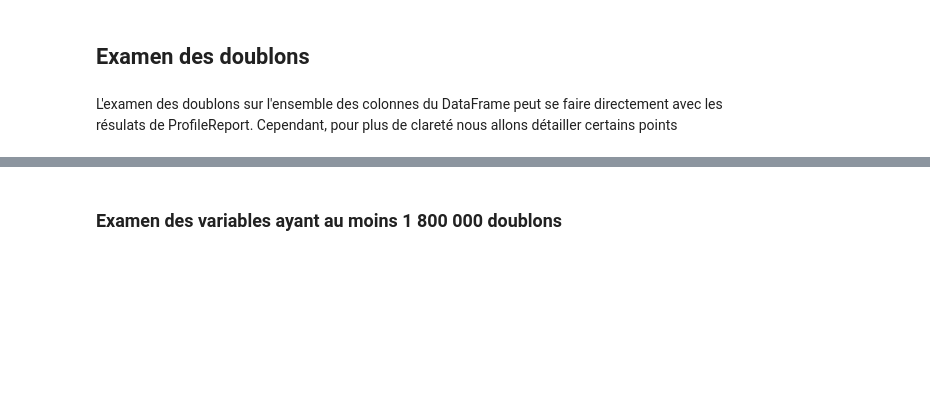
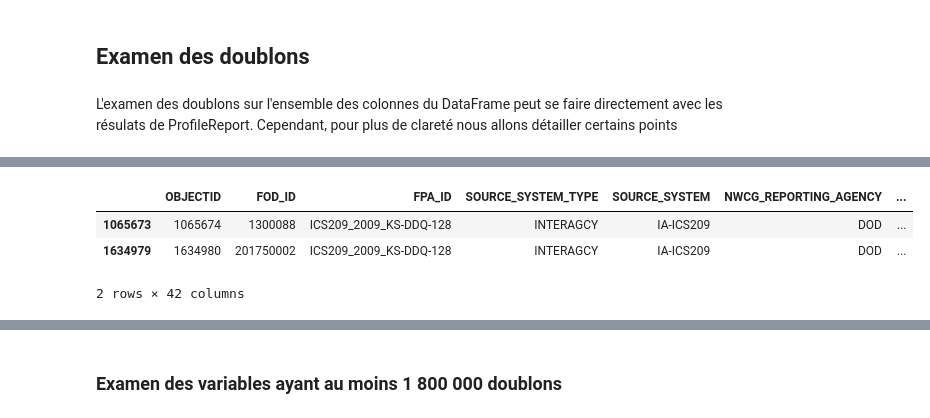
Before and after one commit to paulokmmf/Projet_DA_WILDFIRE, a Jupyter notebook: wildfire_USA.ipynb, the cells around one changed output, grey strips where cells are left out. Drawn from its saved outputs; the diff is of its cells as text; code cells hidden in the pictures; blank space fills up the shorter version.

```diff
--- a/wildfire_USA.ipynb
+++ b/wildfire_USA.ipynb
@@ -280,0 +335,8 @@ FS_1452833[]
+# %%
+ICS209_2009_KS_DDQ_128 = fires[fires['FPA_ID'] == 'ICS209_2009_KS-DDQ-128']
+ICS209_2009_KS_DDQ_128
+# %% [output]
+|  | OBJECTID | FOD_ID | FPA_ID | SOURCE_SYSTEM_TYPE | SOURCE_SYSTEM | NWCG_REPORTING_AGENCY | ... |
+| 1065673 | 1065674 | 1300088 | ICS209_2009_KS-DDQ-128 | INTERAGCY | IA-ICS209 | DOD | ... |
+| 1634979 | 1634980 | 201750002 | ICS209_2009_KS-DDQ-128 | INTERAGCY | IA-ICS209 | DOD | ... |
+2 rows × 42 columns
```
Also changed, not shown: parts of 27 cells of this notebook, 3 other files.
